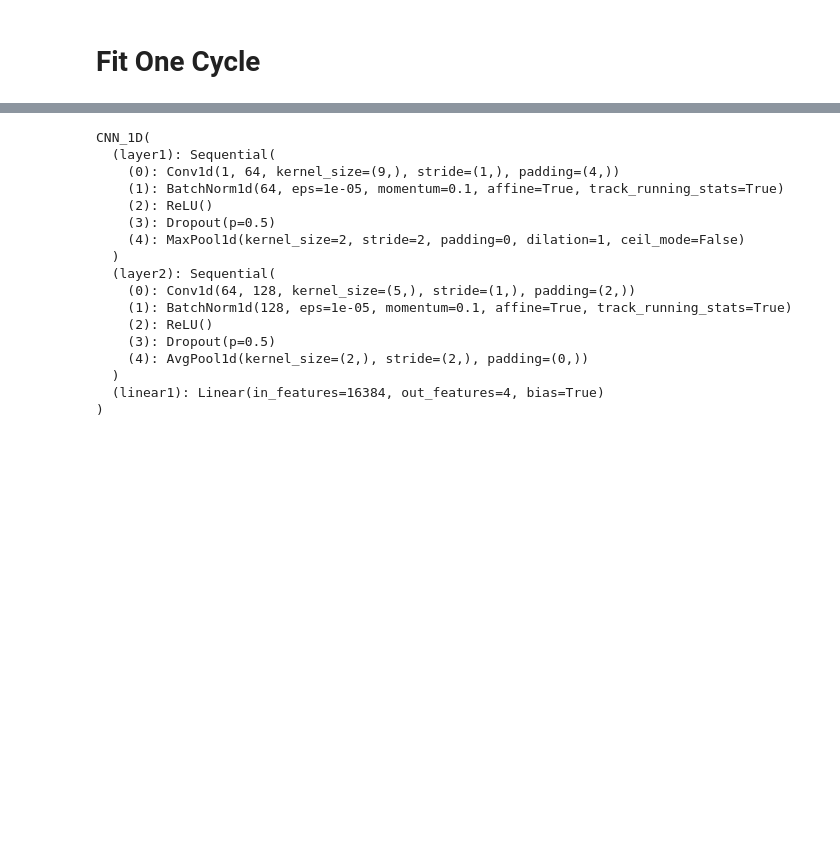
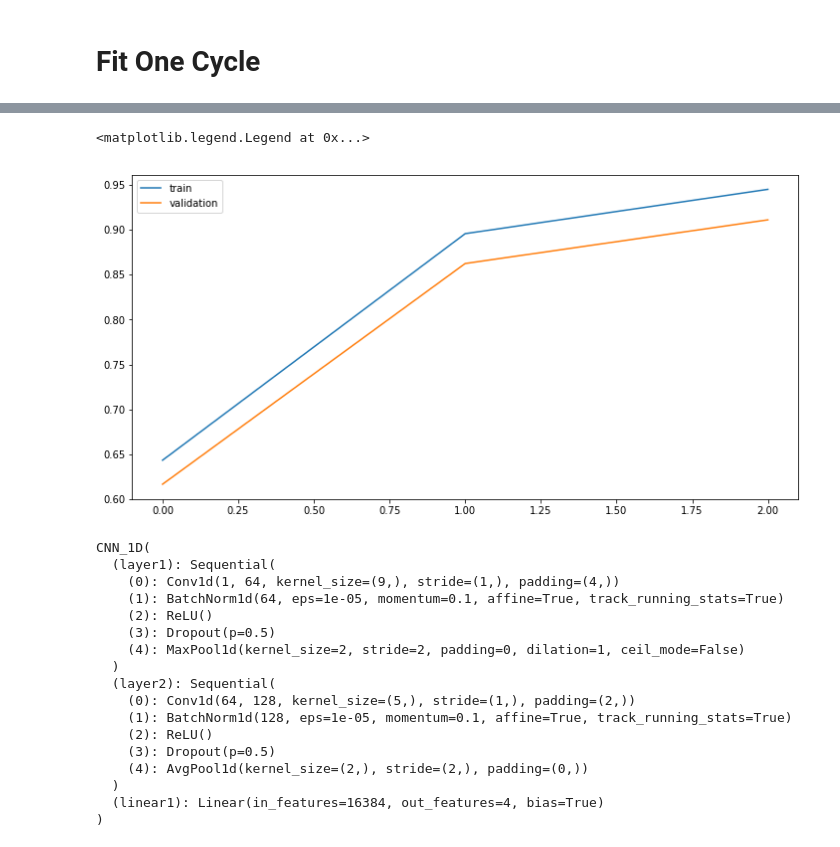
Before and after one commit to XiongMeijing/CWRU-1, a Jupyter notebook: CWRU_Dataset.ipynb, the cells around one changed output, grey strips where cells are left out. Drawn from its saved outputs; the diff is of its cells as text; code cells hidden in the pictures; blank space fills up the shorter version.

```diff
--- a/CWRU_Dataset.ipynb
+++ b/CWRU_Dataset.ipynb
@@ -509,3 +201,11 @@ model = fit_one_cycle(epochs, model, loss_func, opt, train_dl, valid_dl, onecycl
+# %%
+plt.figure(figsize=(12,6))
+plt.plot(range(epochs), metrics["train_accuracy"], label='train')
+plt.plot(range(epochs), metrics["val_accuracy"], label='validation')
+plt.legend()
+# %% [output]
+<matplotlib.legend.Legend at 0x...>
+[figure, added]
 # %%
 torch.save(model.state_dict(), save_model_path / 'model.pth')
 # %%
```
Also changed, not shown: parts of 20 cells of this notebook.
